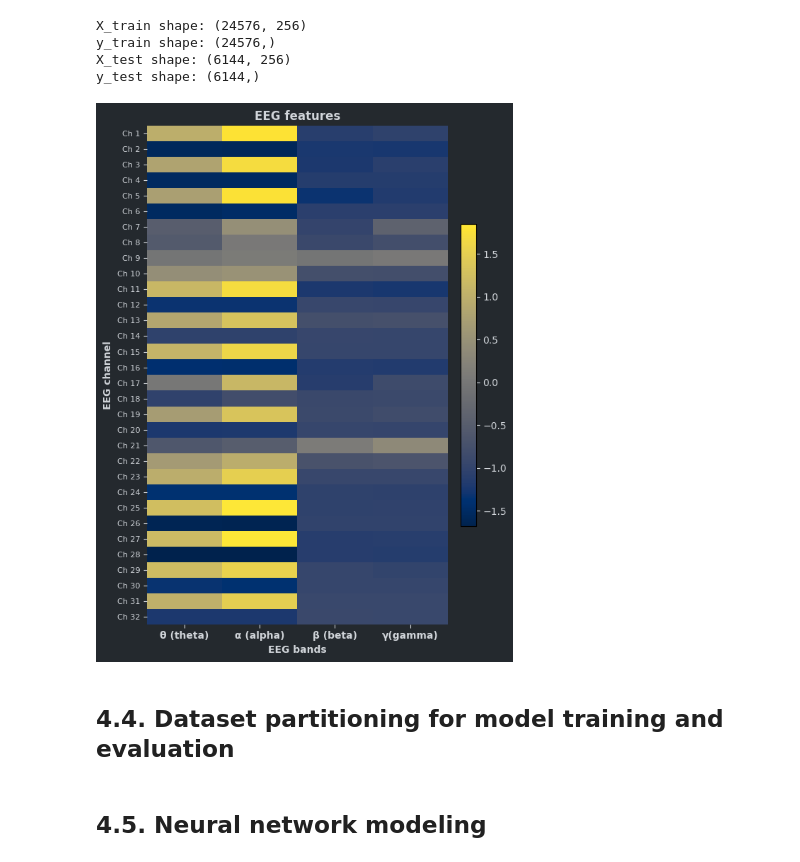
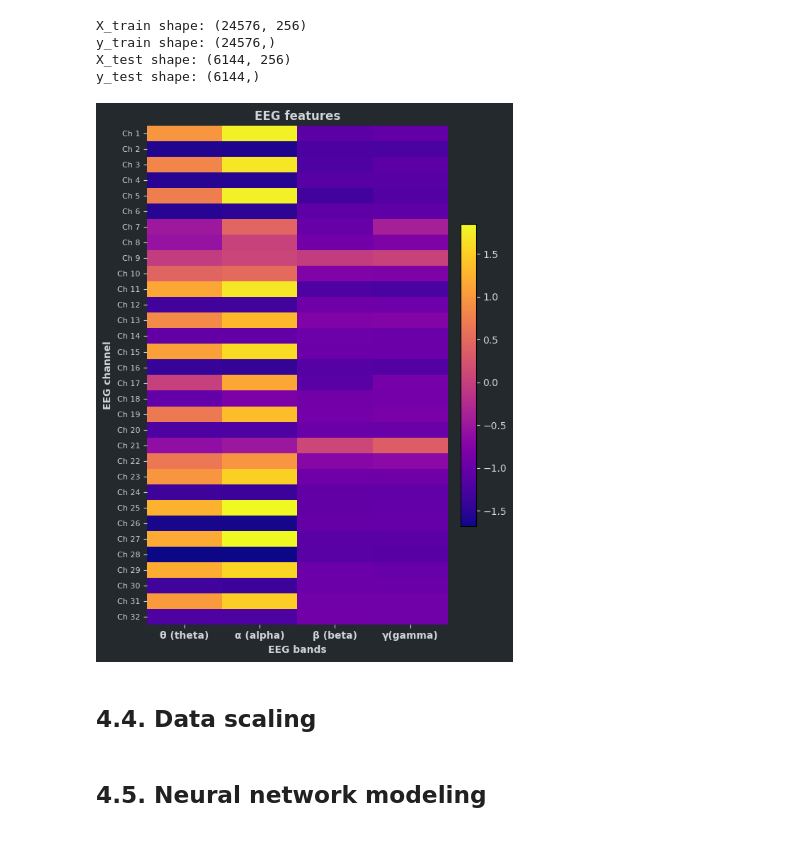
Before and after one commit to michal-owsiak/eeg-emotion-recognition-cnn, a Jupyter notebook: index.ipynb, the cells around one changed output. Cells and saved outputs as stored; diff of their text form; code cells hidden in the pictures.

```diff
--- a/index.ipynb
+++ b/index.ipynb
@@ -374,31 +374,31 @@ y_test shape: (6144,)
 # %%
 example = X_train[0][:128].reshape(32, 4)
 
 fig, ax = plt.subplots(figsize=(6, 8))
 fig.patch.set_facecolor(background_color)
 ax.set_facecolor(background_color)
 
-im = ax.imshow(example, aspect='auto', cmap='cividis')
+im = ax.imshow(example, aspect='auto', cmap='plasma')
 
 ax.set_title("EEG features", color=text_color, fontweight='bold')
 ax.set_xlabel("EEG bands", color=text_color, fontweight='bold')
 ax.set_ylabel("EEG channel", color=text_color, fontweight='bold')
 ax.set_xticks([0, 1, 2, 3])
 ax.set_xticklabels(['θ (theta)', 'α (alpha)', 'β (beta)', 'γ(gamma)'], color=text_color, fontweight='bold')
 ax.set_yticks(np.arange(32))
 ax.set_yticklabels([f'Ch {i+1}' for i in range(32)], color=text_color, fontsize=8)
 
 ax.tick_params(colors=text_color)
 for spine in ax.spines.values():
     spine.set_visible(False)
 
 cbar = plt.colorbar(im, ax=ax, fraction=0.046, pad=0.04)
 cbar.ax.yaxis.set_tick_params(color=text_color)
 plt.setp(cbar.ax.yaxis.get_ticklabels(), color=text_color)
 
 plt.tight_layout()
 plt.show()
 # %% [output]
-[figure, old version]
+[figure, new version]
 # %% [markdown]
-## **4.4. Dataset partitioning for model training and evaluation**
+## **4.4. Data scaling**
```
Also changed, not shown: parts of 2 cells of this notebook.
